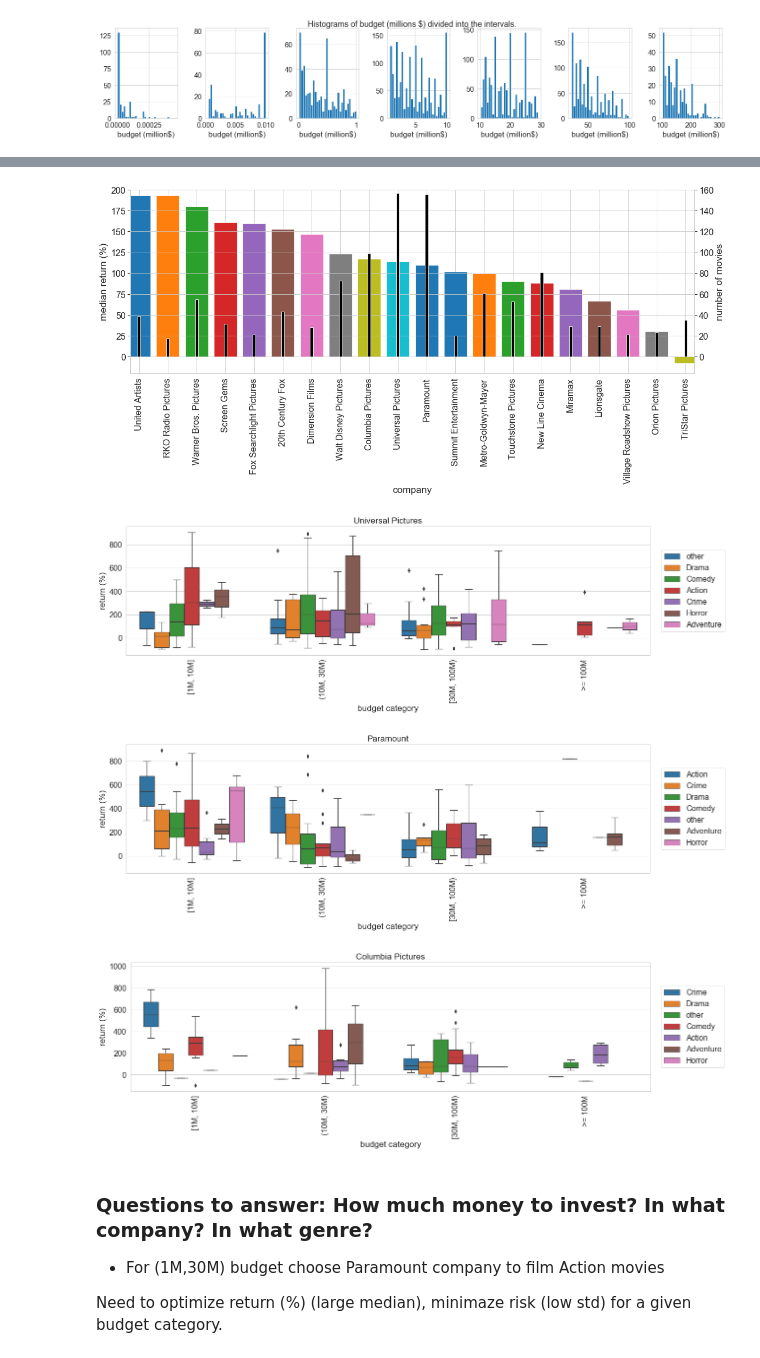
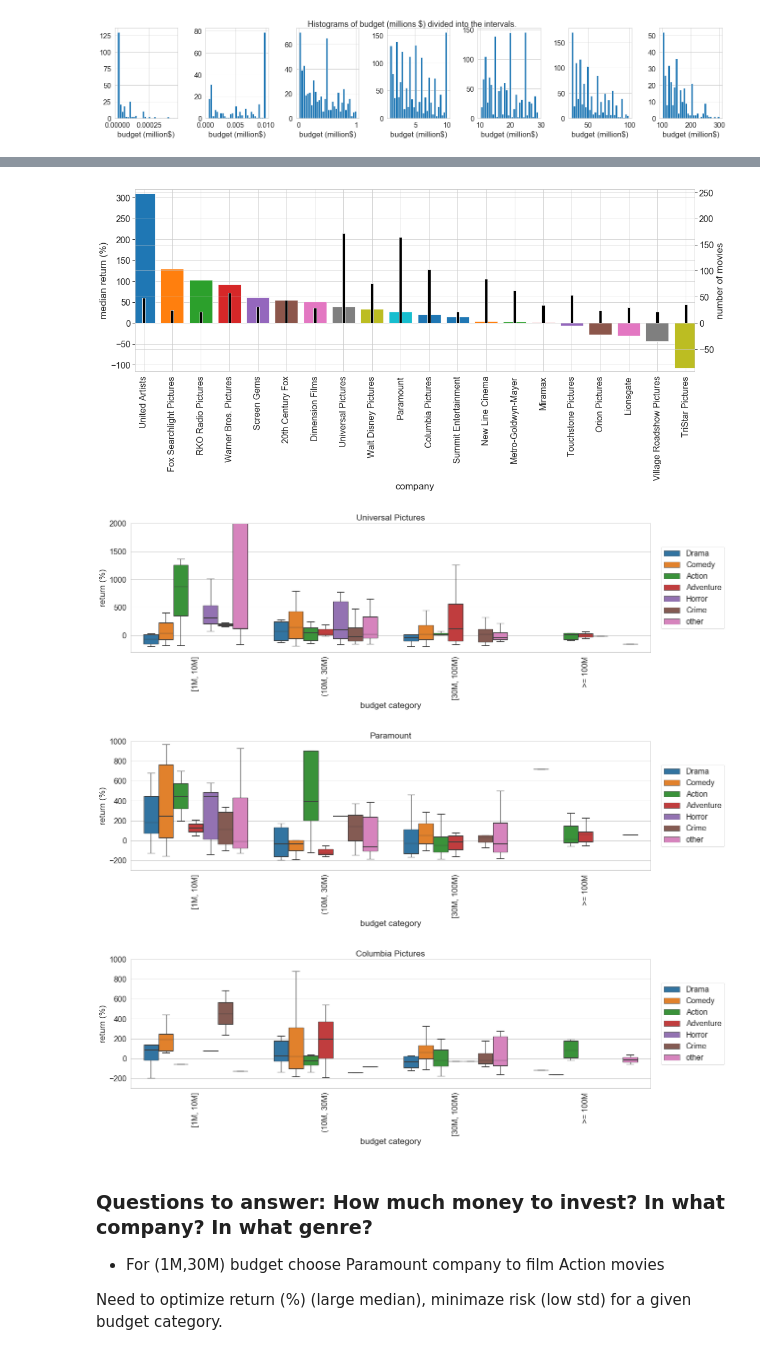
Before and after one commit to evgeniya1/Project1, a Jupyter notebook: data_analysis_Evgeniya.ipynb, the cells around one changed output, grey strips where cells are left out. Cells and saved outputs as stored; diff of their text form; code cells hidden in the pictures.

```diff
--- a/data_analysis_Evgeniya.ipynb
+++ b/data_analysis_Evgeniya.ipynb
@@ -45,11 +45,11 @@ df['revenue_M'] = df['revenue'].div(scale)
 
 #total budget in million $ and %
 df['return_M'] = df.revenue_M - df.budget_M
-df['return_%'] = round(df.return_M/df.budget_M * 100, 2)
+df['gain/loss_%'] = round((df.return_M/df.budget_M - 1) * 100, 2)
 
 #add positive/negative return %
-df['return_%_type'] = df['return_%'].map(lambda x: 'positive'
-                                       if x > 0 else 'negative')
+df['return_type'] = df['gain/loss_%'].map(lambda x: 'gain'
+                                       if x > 0 else 'loss')
 
 #add year column
 df.release_date = df.release_date.astype('datetime64[ns]')
@@ -67,7 +67,7 @@ df['first_country'] = [x.split(', ')[0] if x is not np.nan
 
 #select necessary columns
 df = df[['title','year','first_genre','first_country','first_company',
-         'budget_M','revenue_M','return_M','return_%','return_%_type','runtime']]
+         'budget_M','revenue_M','return_M','gain/loss_%','return_type','runtime']]
 
 
 df.head()
@@ -200,3 +225,10 @@ df['budget_category'] = pd.cut(df.budget_M,[0,0.0005,0.01,1,10,30,100,1000],
                                        '[30M, 100M)',
                                        '>= 100M'
                                       ])
+# %%
+#filter the outliers in terms of return
+filter_cond = ((df['gain/loss_%'] < 1000) & (df['budget_M'] < 0.0005)) \
+                | ((df['gain/loss_%'] < 3000) & (df['budget_M'] >= 0.0005))
+# %%
+#other filters
+filter_other_company = (df.select_company != 'other')
@@ -204,25 +294,22 @@ df['budget_category'] = pd.cut(df.budget_M,[0,0.0005,0.01,1,10,30,100,1000],
 #return vs budget category: how much money to invest?
 fig, (ax1,ax2) = plt.subplots(1,2,figsize=(12,5))
 
-#filter the outliers in terms of return
-filter_cond = (df['return_%'] < 1000) #& (df['budget_M'] >= 0.0005)
-
 #plot the number of movies versus budget category
-sns.countplot(x='budget_category', data=df[filter_cond], ax=ax1)
+sns.countplot(x='budget_category', data=df, ax=ax1)#[filter_cond]
 #change axis labels
 ax1.set_xticklabels(ax1.get_xticklabels(),rotation = 90)
 ax1.set_xlabel('budget category')
 ax1.set_ylabel('number of movies')
 
 #plot return in % versus budget category
-sns.boxplot(x='budget_category',y='return_%',data=df[filter_cond],showfliers=False,ax=ax2)
+sns.boxplot(x='budget_category',y='gain/loss_%',data=df[filter_cond],showfliers=True,ax=ax2)
 #change axis labels
 ax2.set_xticklabels(ax2.get_xticklabels(),rotation = 90)
 ax2.set_xlabel('budget category')
-ax2.set_ylabel('return (%)')
+ax2.set_ylabel('gain/loss (%)')
+ax2.set_ylim(-350,1200)
 
 plt.tight_layout()
-
 
 #add table with median and 25,75 percentiles
 def perc_25(x):
@@ -230,7 +317,7 @@ def perc_25(x):
 def perc_75(x):
     return np.percentile(x, q = [75])
 
-d = df[filter_cond].groupby('budget_category')['return_%']\
+d = df[filter_cond].groupby('budget_category')['gain/loss_%']\
                    .agg([perc_25,np.median,perc_75])
 d.index.names = ['budget']
 d.rename(columns={'perc_25':'Q1','median':'Q2 (median)','perc_75':'Q3'},inplace=True)
@@ -351,27 +404,28 @@ df_count
 # %%
 #How company influence the return in different budget categories?
 fig, ax1 = plt.subplots(1,1,figsize=(18,6))
 
-filter_other = (df.select_company != 'other')
 
 #plot return in % versus budget category for different companies
 #select a group
-group = df[filter_cond & filter_other]\
-                       .groupby('select_company')['return_%']\
+group = df[filter_cond & filter_other_company]\
+                       .groupby('select_company')['gain/loss_%']\
                        .agg(['median','count'])\
-                       .sort_values(by='median',ascending=False)
+                       .sort_values(by='median',ascending=False).iloc[:20]
 #plot
 group['median'].plot(kind='bar',ax=ax1,width=0.8)#pos
 
 #change axis labels
 ax1.set_ylabel('median return (%)')
 ax1.set_xlabel('company')
-ax1.set_ylim(-20,200)
+f=1.6
+f1=f*3.6
+ax1.set_ylim(-20*f1,200*f)
 
 ax2 = ax1.twinx()  # instantiate a second axes that shares the same x-axis
 group['count'].plot(kind='bar',ax=ax2,color='k',width=0.1)
 ax2.set_ylabel('number of movies')
-_ = ax2.set_ylim(-16,160)
+_ = ax2.set_ylim(-16*f1,160*f)
 # %% [output]
-[figure, old version]
+[figure, new version]
 # %%
@@ -401,9 +456,10 @@ plot_return_filter(filter_add = filter_UP,
                    hue_by = 'select_genre',
                    hue_order = hueorder,
                    _xlim = (2.5,6.5),
+                   _ylim = (-300,2000),
                    _title = company)
 # %% [output]
-[figure, old version]
+[figure, new version]
 # %%
 #return vs budget for most common genres
 company = 'Paramount'
@@ -412,9 +468,10 @@ plot_return_filter(filter_add = filter_UP,
                    hue_by = 'select_genre',
                    hue_order = hueorder,
                    _xlim = (2.5,6.5),
+                   _ylim = (-300,1000),
                    _title = company)
 # %% [output]
-[figure, old version]
+[figure, new version]
 # %%
 #return vs budget for most common genres
 company = 'Columbia Pictures'
@@ -423,9 +480,10 @@ plot_return_filter(filter_add = filter_UP,
                    hue_by = 'select_genre',
                    hue_order = hueorder,
                    _xlim = (2.5,6.5),
+                   _ylim = (-300,1000),
                    _title =company)
 # %% [output]
-[figure, old version]
+[figure, new version]
 # %% [markdown]
 ### Questions to answer: How much money to invest? In what company? In what genre?
  * For (1M,30M) budget choose Paramount company to film Action movies
```
Also changed, not shown: parts of 20 cells of this notebook, 3 other files.
